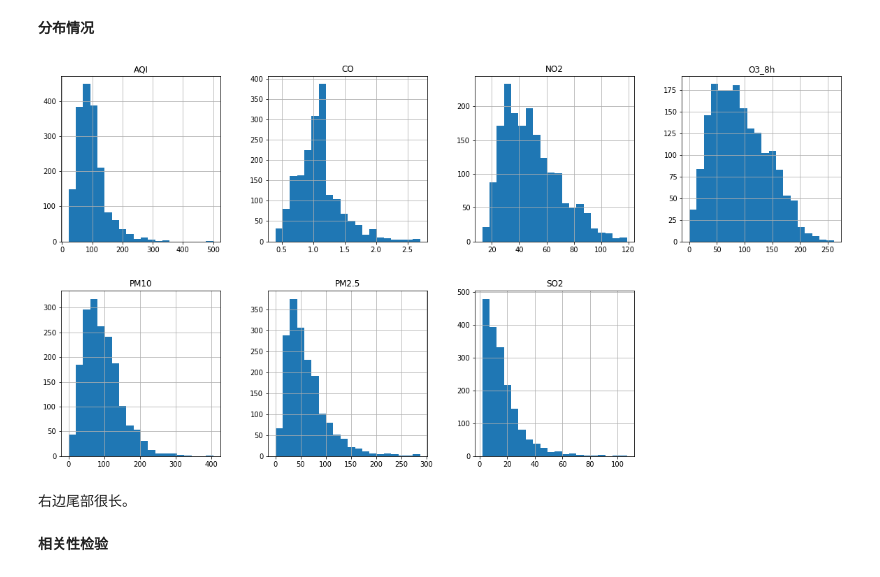
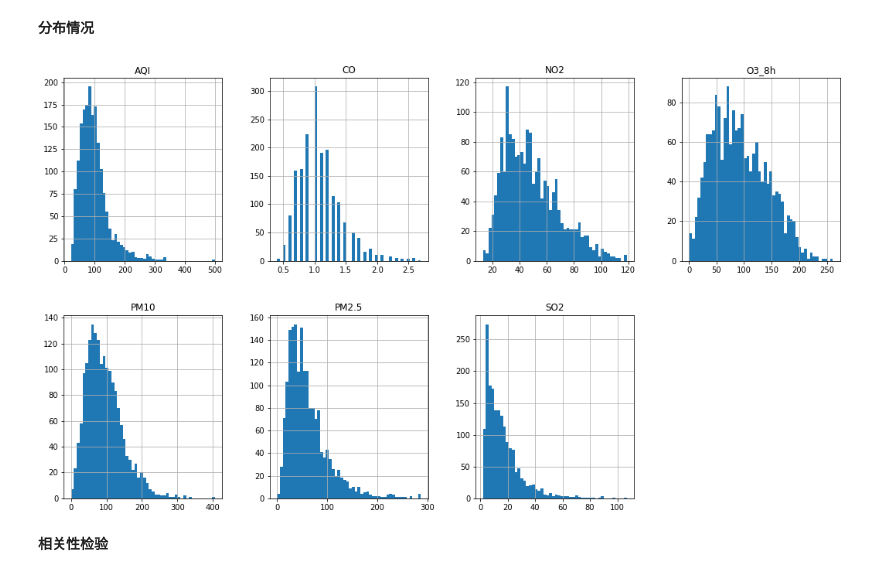
Before and after one commit to aimar112982/AQIstudy-1, a Jupyter notebook: AQI_analysis/LinRegforAQI.ipynb, the cells around one changed output. Drawn from its saved outputs; the diff is of its cells as text; code cells hidden in the pictures.

```diff
--- a/AQI_analysis/LinRegforAQI.ipynb
+++ b/AQI_analysis/LinRegforAQI.ipynb
@@ -139,15 +121,10 @@ wh_data.describe()
 # %% [markdown]
 **分布情况**
 # %%
-import matplotlib.pyplot as plt
-%matplotlib inline
-
-wh_data.hist(bins=20, figsize=(20,10), layout=(2,-1))
+wh_data.hist(bins=50, figsize=(18,10), layout=(2,-1))
 plt.show()
 # %% [output]
-[figure, old version]
+[figure, new version]
-# %% [markdown]
-右边尾部很长。
 # %% [markdown]
 **相关性检验**
 # %%
```
Also changed, not shown: parts of 24 cells of this notebook.
